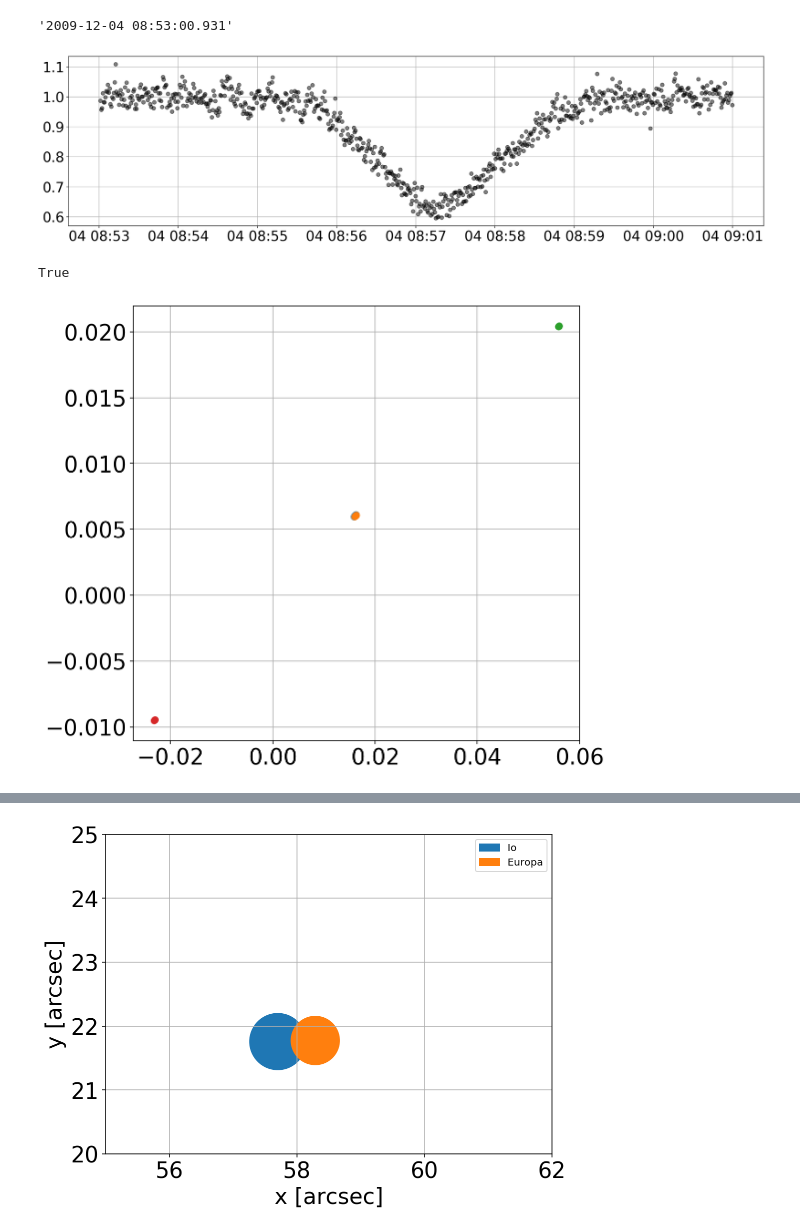
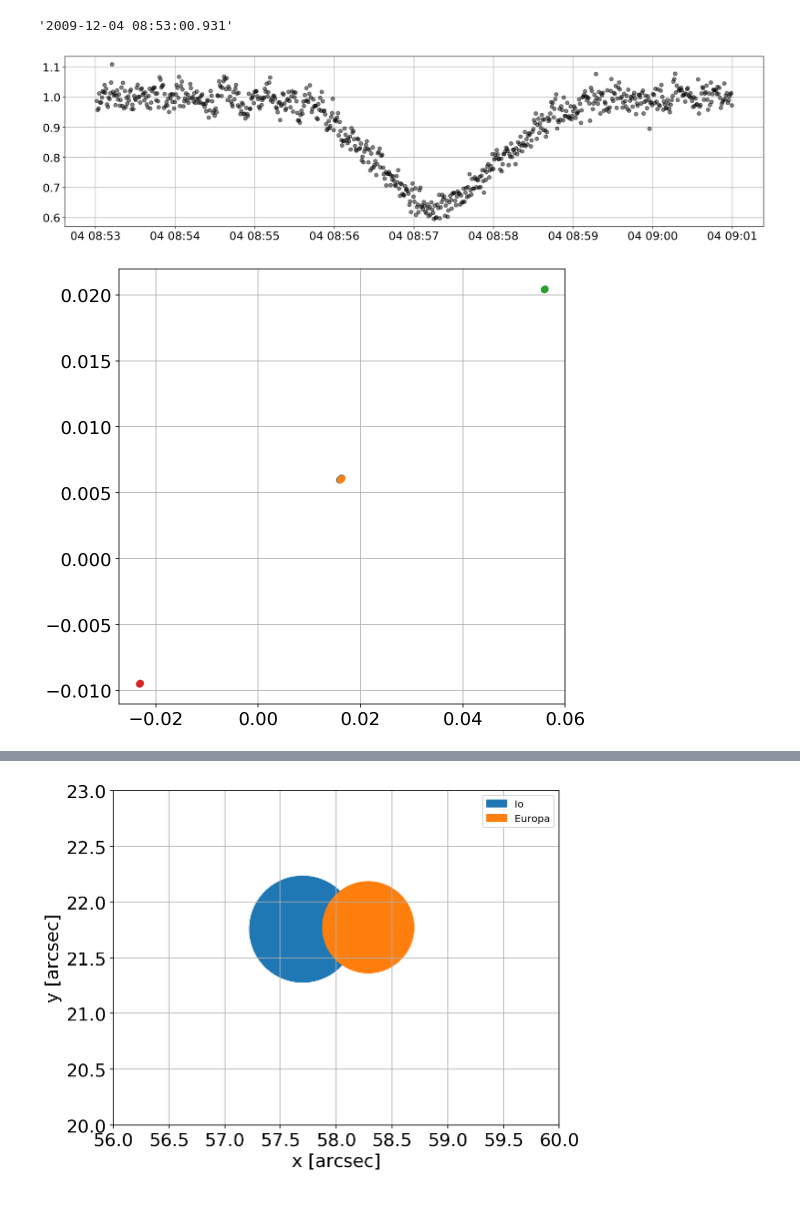
Before and after one commit to fbartolic/volcano, a Jupyter notebook: notebooks/orbital_data.ipynb, the cells around one changed output, grey strips where cells are left out. Saved outputs shown, nothing was run; the diff lists cells and outputs as text; code cells hidden in the pictures; blank space fills up the shorter version.

Commit message:
Added comparison to IMCCE ephemeris

```diff
--- a/notebooks/orbital_data.ipynb
+++ b/notebooks/orbital_data.ipynb
@@ -3,15 +3,16 @@ import numpy as np
 from matplotlib import pyplot as plt
 import matplotlib as mpl
 
-from astropy.Table import QTable
+from astropy.table import QTable
 from astropy import units as u
 from astroquery.jplhorizons import Horizons
+from astropy.time import Time
+from astropy.timeseries import TimeSeries
 
-
-mpl.rcParams['axes.labelsize'] = 22
-mpl.rcParams['xtick.labelsize'] = 22
-mpl.rcParams['ytick.labelsize'] = 22
-mpl.rcParams['axes.titlesize'] = 22
+mpl.rcParams['axes.labelsize'] = 18
+mpl.rcParams['xtick.labelsize'] = 18
+mpl.rcParams['ytick.labelsize'] = 18
+mpl.rcParams['axes.titlesize'] = 18
 
 %config InlineBackend.figure_format = 'retina'
 
@@ -46,12 +47,7 @@ ax.grid()
 ts.time.iso[0]
 # %% [output]
 '2009-12-04 08:53:00.931'
-[figure, old version]
+[figure, new version]
-# %%
-# Check if "Europa occults Io is the correct description of the data"
-dist_europa[0] < dist_io[0]
-# %% [output]
-True
 # %%
 def get_satellite_positions(epochs):
     """
@@ -71,6 +67,7 @@ def get_satellite_positions(epochs):
     ganymede_pos = ganymede.ephemerides(quantities=1, extra_precision=True)
     callisto_pos = callisto.ephemerides(quantities=1, extra_precision=True)
 
+    timestamps = jup.ephemerides()['datetime_jd']
 
     io_rel_pos = QTable([io_pos['RA'] - jup_pos['RA'],
                          io_pos['DEC'] - jup_pos['DEC']],
@@ -95,7 +92,7 @@ def get_satellite_positions(epochs):
     ganymede_rel_pos['DEC'].unit = u.deg
     callisto_rel_pos['DEC'].unit = u.deg
 
-    return [io_rel_pos, europa_rel_pos, ganymede_rel_pos, callisto_rel_pos]
+    return [timestamps, io_rel_pos, europa_rel_pos, ganymede_rel_pos, callisto_rel_pos]
 
 
 def get_satellite_distances(epochs):
@@ -132,7 +129,7 @@ def get_satellite_distances(epochs):
 epochs = {'start':'2009-12-04T08:53:00', 'stop':'2009-12-04T09:00:00',
                        'step':'1m'}
 
-pos_io, pos_europa, pos_ganymede, pos_callisto = get_satellite_positions(epochs)
+timestamps, pos_io, pos_europa, pos_ganymede, pos_callisto = get_satellite_positions(epochs)
 dist_jup, dist_io, dist_europa, dist_ganymede, dist_callisto = get_satellite_distances(epochs)
 # %%
 fig, ax = plt.subplots(figsize=(8,8))
@@ -144,13 +141,13 @@ ax.plot(pos_callisto['RA'], pos_callisto['DEC'], 'C3o', alpha=0.5)
 
 ax.grid()
 # %% [output]
-[figure, old version]
+[figure, new version]
 # %%
-ang_radius_jup = (69911*u.km/jup_distance.to(u.km))*u.rad
-ang_radius_io = (1821.3*u.km/io_distance.to(u.km))*u.rad
-ang_radius_europa = (1565.*u.km/europa_distance.to(u.km))*u.rad
-ang_radius_ganymede = (2634.*u.km/ganymede_distance.to(u.km))*u.rad
-ang_radius_callisto = (2403.*u.km/callisto_distance.to(u.km))*u.rad
+ang_radius_jup = (69911*u.km/dist_jup.to(u.km))*u.rad
+ang_radius_io = (1821.3*u.km/dist_io.to(u.km))*u.rad
+ang_radius_europa = (1565.*u.km/dist_europa.to(u.km))*u.rad
+ang_radius_ganymede = (2634.*u.km/dist_ganymede.to(u.km))*u.rad
+ang_radius_callisto = (2403.*u.km/dist_callisto.to(u.km))*u.rad
 
 def plot_circles(ax, r1, r2, rad1, rad2):
     c1 = plt.Circle((r1[0], r1[1]), rad1, color='C0')
@@ -169,11 +166,12 @@ idx = 3
 plot_circles(ax, [pos_io['RA'][idx].to(u.arcsec).value, pos_io['DEC'][idx].to(u.arcsec).value],
               [pos_europa['RA'][idx].to(u.arcsec).value, pos_europa['DEC'][idx].to(u.arcsec).value],
           ang_radius_io[idx].to(u.arcsec).value, ang_radius_europa[idx].to(u.arcsec).value)
-ax.set_ylim(20, 25)
-ax.set_xlim(55, 62)
+
+ax.set_ylim(20, 23)
+ax.set_xlim(56, 60)
 ax.set_aspect(1)
 ax.grid()
 ax.set_xlabel('x [arcsec]')
 ax.set_ylabel('y [arcsec]')
-io_pos['datetime_str'][idx]
+Time(timestamps[idx], format='jd').isot
 # %% [output]
@@ -181 +179 @@ io_pos['datetime_str'][idx]
-[figure, old version]
+[figure, new version]
```
Also changed, not shown: parts of 4 cells of this notebook.
